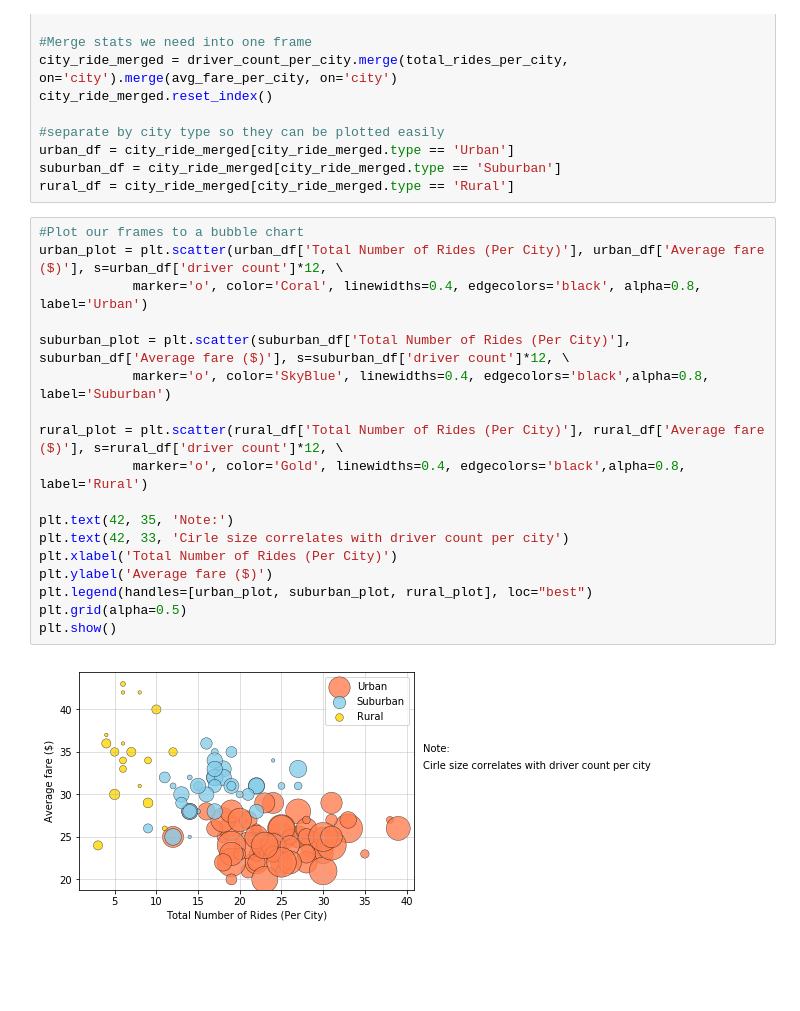
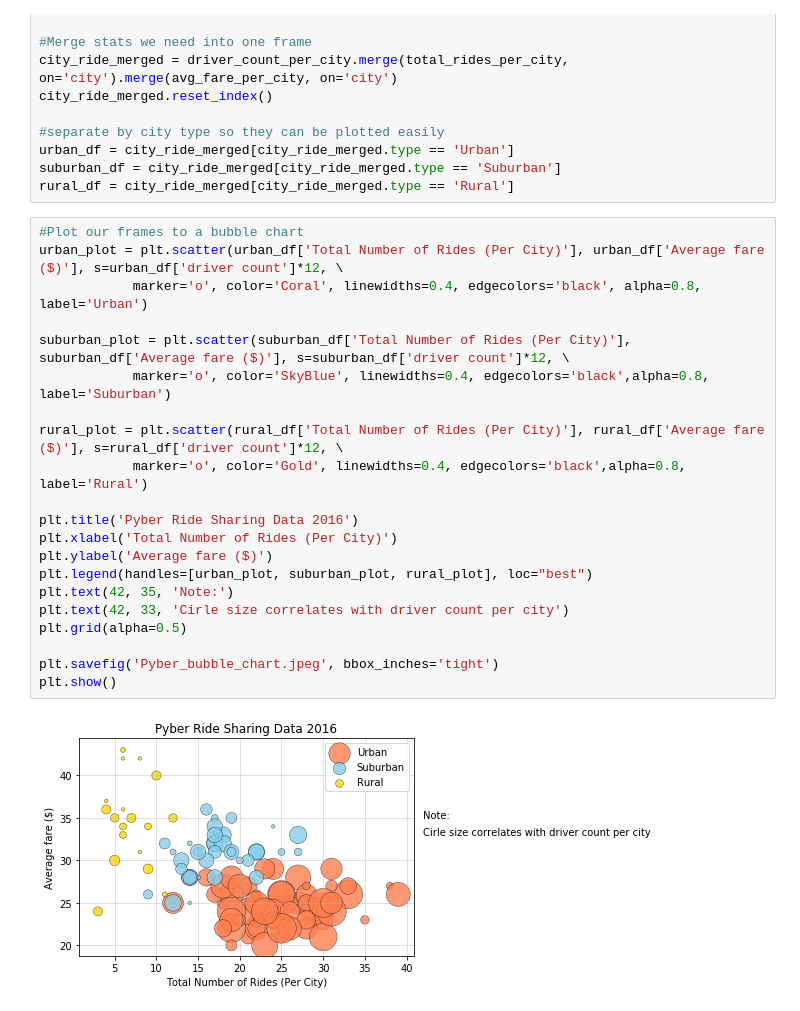
Before and after one commit to taswanj01/Data_Analytics_Projects, a Jupyter notebook: Module_5_Tai-Johnson_Matplotlib/power_of_plots/The_Power_of_Plots_Pyber.ipynb, the cells around one changed output. Saved outputs shown, nothing was run; the diff lists cells and outputs as text; blank space fills up the shorter version.

Commit message:
Bubble plot chart final touch

```diff
--- a/Module_5_Tai-Johnson_Matplotlib/power_of_plots/The_Power_of_Plots_Pyber.ipynb
+++ b/Module_5_Tai-Johnson_Matplotlib/power_of_plots/The_Power_of_Plots_Pyber.ipynb
@@ -40,20 +40,23 @@ rural_df = city_ride_merged[city_ride_merged.type == 'Rural']
 # %%
 #Plot our frames to a bubble chart
 urban_plot = plt.scatter(urban_df['Total Number of Rides (Per City)'], urban_df['Average fare ($)'], s=urban_df['driver count']*12, \
             marker='o', color='Coral', linewidths=0.4, edgecolors='black', alpha=0.8, label='Urban')
 
 suburban_plot = plt.scatter(suburban_df['Total Number of Rides (Per City)'], suburban_df['Average fare ($)'], s=suburban_df['driver count']*12, \
             marker='o', color='SkyBlue', linewidths=0.4, edgecolors='black',alpha=0.8, label='Suburban')
 
 rural_plot = plt.scatter(rural_df['Total Number of Rides (Per City)'], rural_df['Average fare ($)'], s=rural_df['driver count']*12, \
             marker='o', color='Gold', linewidths=0.4, edgecolors='black',alpha=0.8, label='Rural')
 
-plt.text(42, 35, 'Note:')
-plt.text(42, 33, 'Cirle size correlates with driver count per city')
+plt.title('Pyber Ride Sharing Data 2016')
 plt.xlabel('Total Number of Rides (Per City)')
 plt.ylabel('Average fare ($)')
 plt.legend(handles=[urban_plot, suburban_plot, rural_plot], loc="best")
+plt.text(42, 35, 'Note:')
+plt.text(42, 33, 'Cirle size correlates with driver count per city')
 plt.grid(alpha=0.5)
+
+plt.savefig('Pyber_bubble_chart.jpeg', bbox_inches='tight')
 plt.show()
 # %% [output]
-[figure, old version]
+[figure, new version]
```
